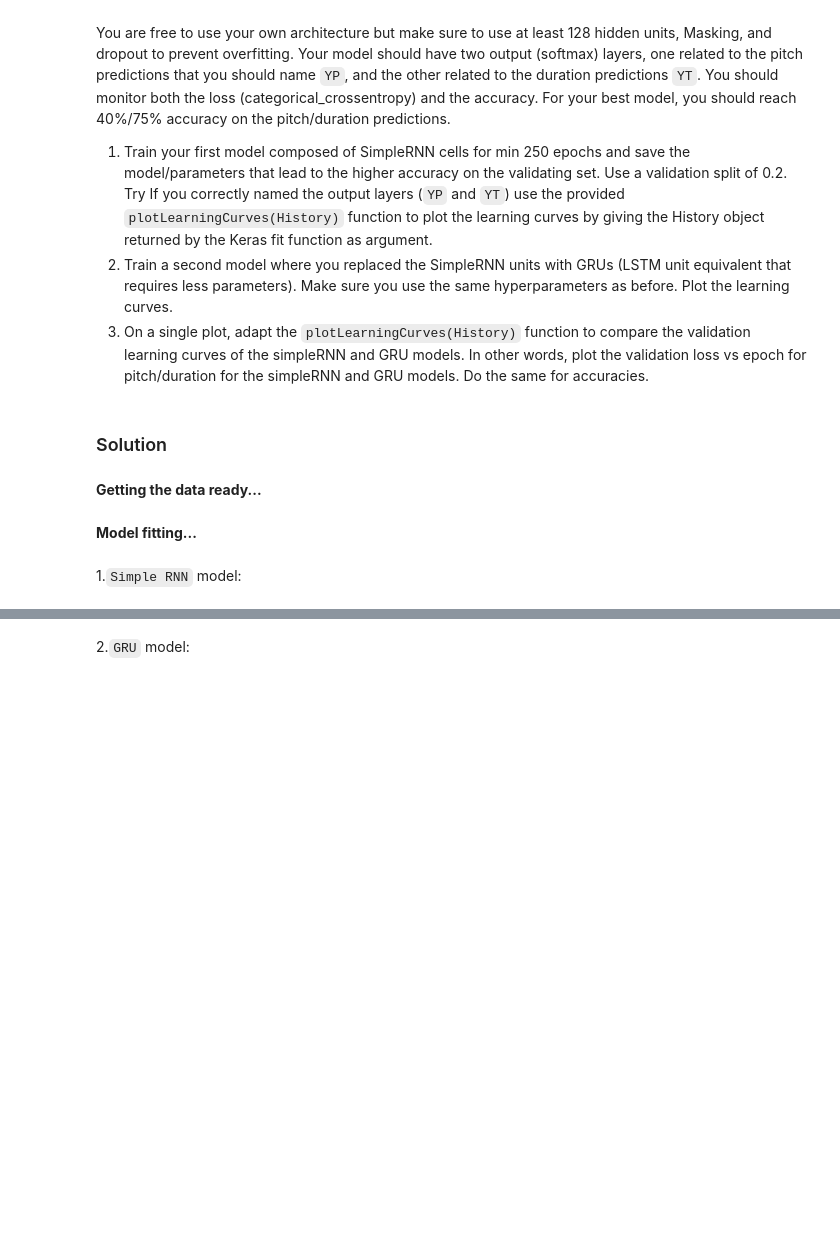
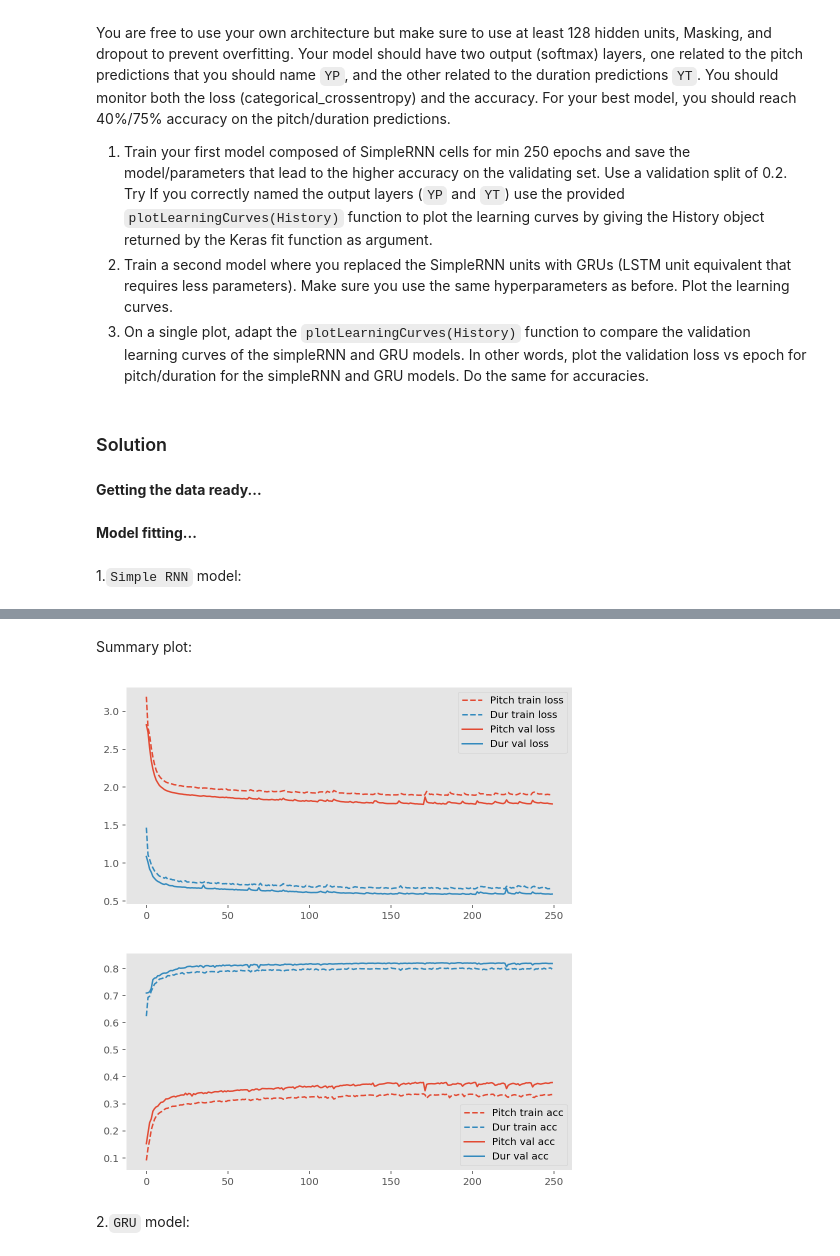
Before and after one commit to denngan/ann, a Jupyter notebook: miniproject2/miniproject2.ipynb, the cells around one changed output, grey strips where cells are left out. Saved outputs shown, nothing was run; the diff lists cells and outputs as text; code cells hidden in the pictures; blank space fills up the shorter version.

```diff
--- a/miniproject2/miniproject2.ipynb
+++ b/miniproject2/miniproject2.ipynb
@@ -826,3 +853,10 @@ Epoch 10/10
+# %% [markdown]
+Summary plot:
+# %%
+plotLearningCurves(history_simpleRNN)
+# %% [output]
+[figure, added]
+[figure, added]
 # %% [markdown]
 2.`GRU` model:
 # %%
```
Also changed, not shown: parts of 6 cells of this notebook.
